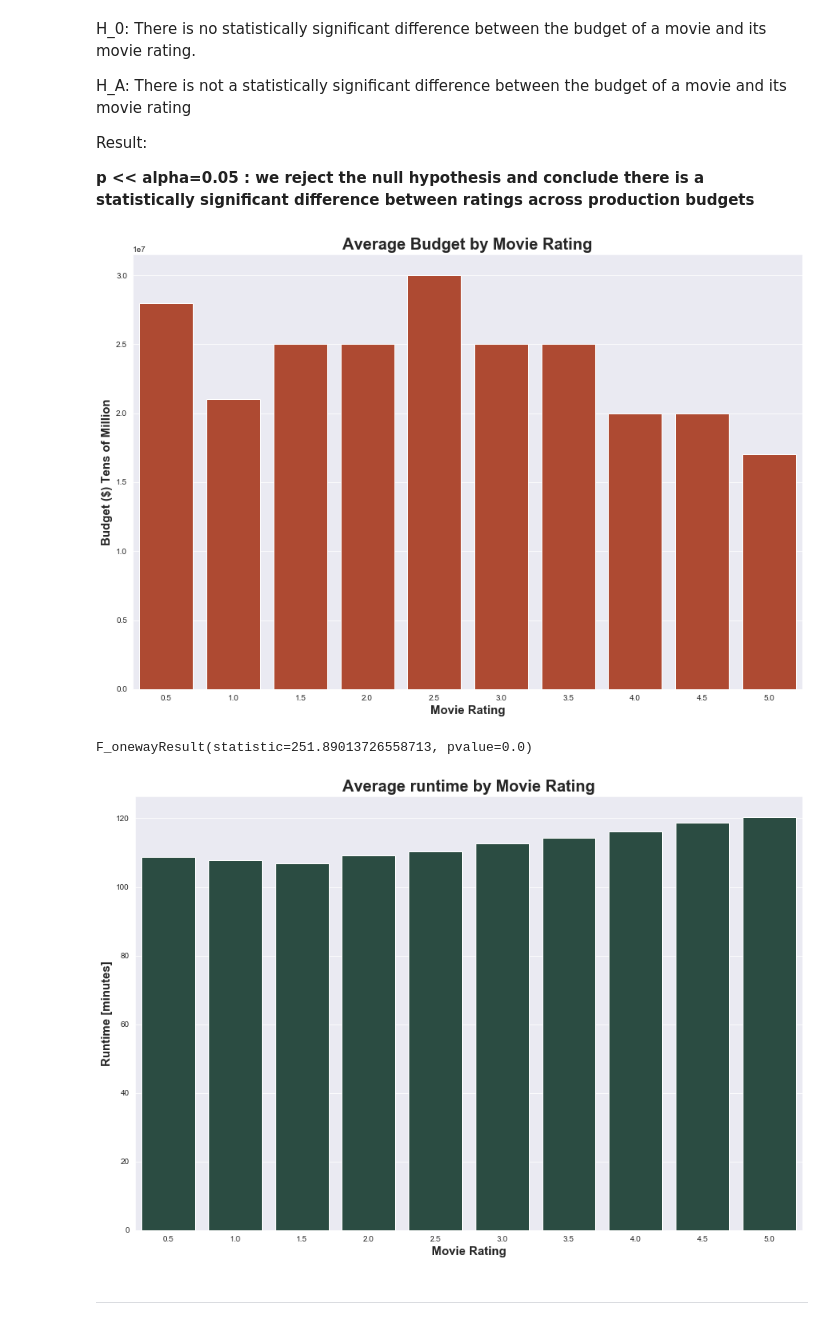
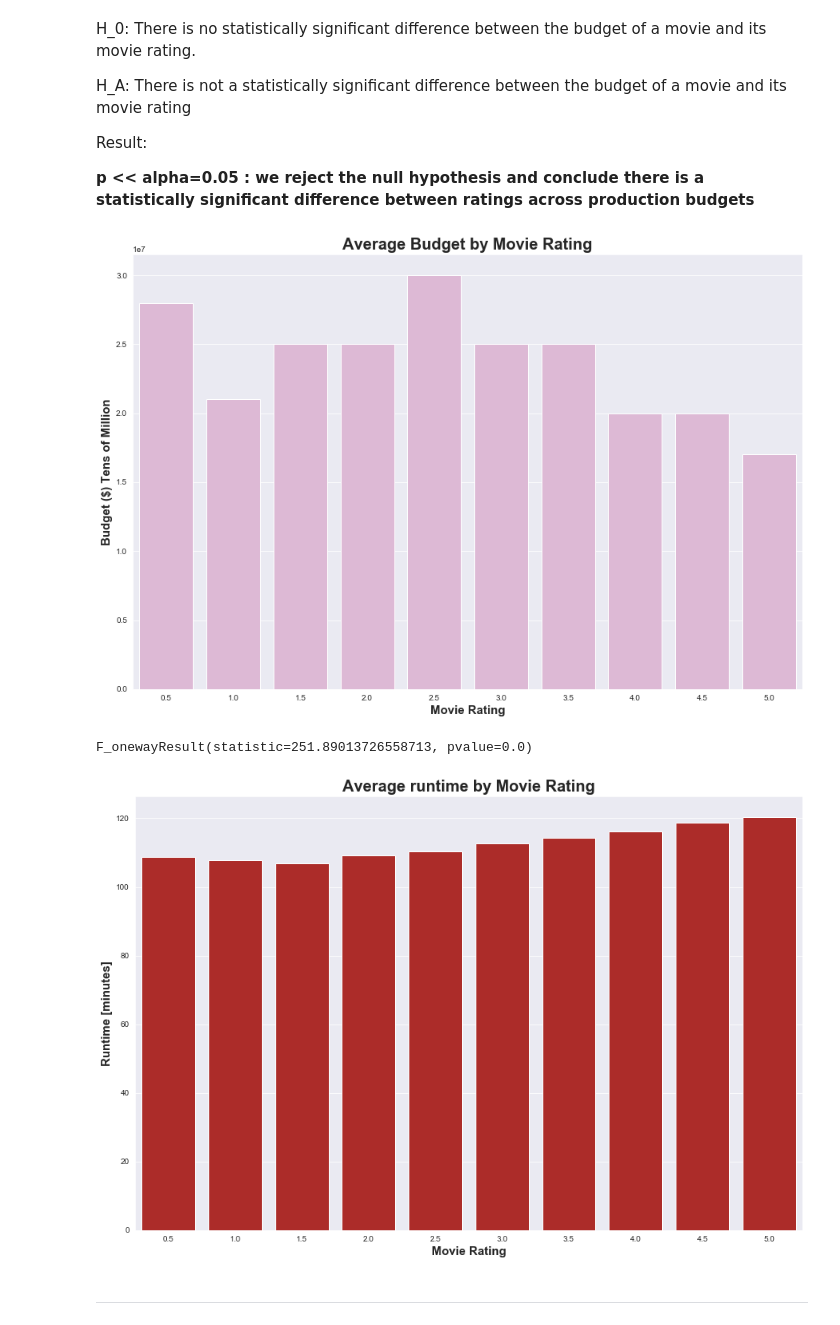
Before and after one commit to jvntra/Recommendation_System_Framework, a Jupyter notebook: MovieLens_EDA.ipynb, the cells around one changed output. Saved outputs shown, nothing was run; the diff lists cells and outputs as text; code cells hidden in the pictures.

Commit message:
final updates to figures,readme and nbs

```diff
--- a/MovieLens_EDA.ipynb
+++ b/MovieLens_EDA.ipynb
@@ -256,13 +256,13 @@ sns.set_style('darkgrid')
 fig,ax=plt.subplots(figsize=(15,10))
 
 sns.barplot(x, y,
-           color = '#c33d1d')
+           color = '#e3b3d8') #c33d1d - auburn
 ax.set_xlabel('Movie Rating',fontweight='bold', fontsize=(15))
 ax.set_ylabel('Budget ($) Tens of Million', fontweight='bold', fontsize=(15))
 ax.set_title('Average Budget by Movie Rating', fontweight='bold', fontsize=(20))
 plt.savefig('./MovieLens_Data_100k/avg_budget_mv_rating.png',dpi=200)
 # %% [output]
-[figure, old version]
+[figure, new version]
 # %%
 stats.f_oneway(complete_df['runtime'][complete_df['rating'] == 0.5],
                complete_df['runtime'][complete_df['rating'] == 1.0],
@@ -279,17 +279,17 @@ F_onewayResult(statistic=251.89013726558713, pvalue=0.0)
 # %%
 x = complete_df.groupby('rating')['runtime'].mean().sort_values(ascending = False).keys()
 y = complete_df.groupby('rating')['runtime'].mean().sort_values(ascending = False).values
 sns.set_style('darkgrid')
 fig,ax=plt.subplots(figsize=(15,10))
 
 sns.barplot(x, y,
-           color = '#255144')
+           color = '#c21713') #255144 - dark green
 ax.set_xlabel('Movie Rating',fontweight='bold', fontsize=(15))
 ax.set_ylabel('Runtime [minutes]', fontweight='bold', fontsize=(15))
 ax.set_title('Average runtime by Movie Rating', fontweight='bold', fontsize=(20))
 plt.savefig('./MovieLens_Data_100k/avg_runtime_mv_rating.png',dpi=200)
 # %% [output]
-[figure, old version]
+[figure, new version]
 # %% [markdown]
 ____________________________________
 # %% [markdown]
```
Also changed, not shown: parts of 2 cells of this notebook, 3 other files.
